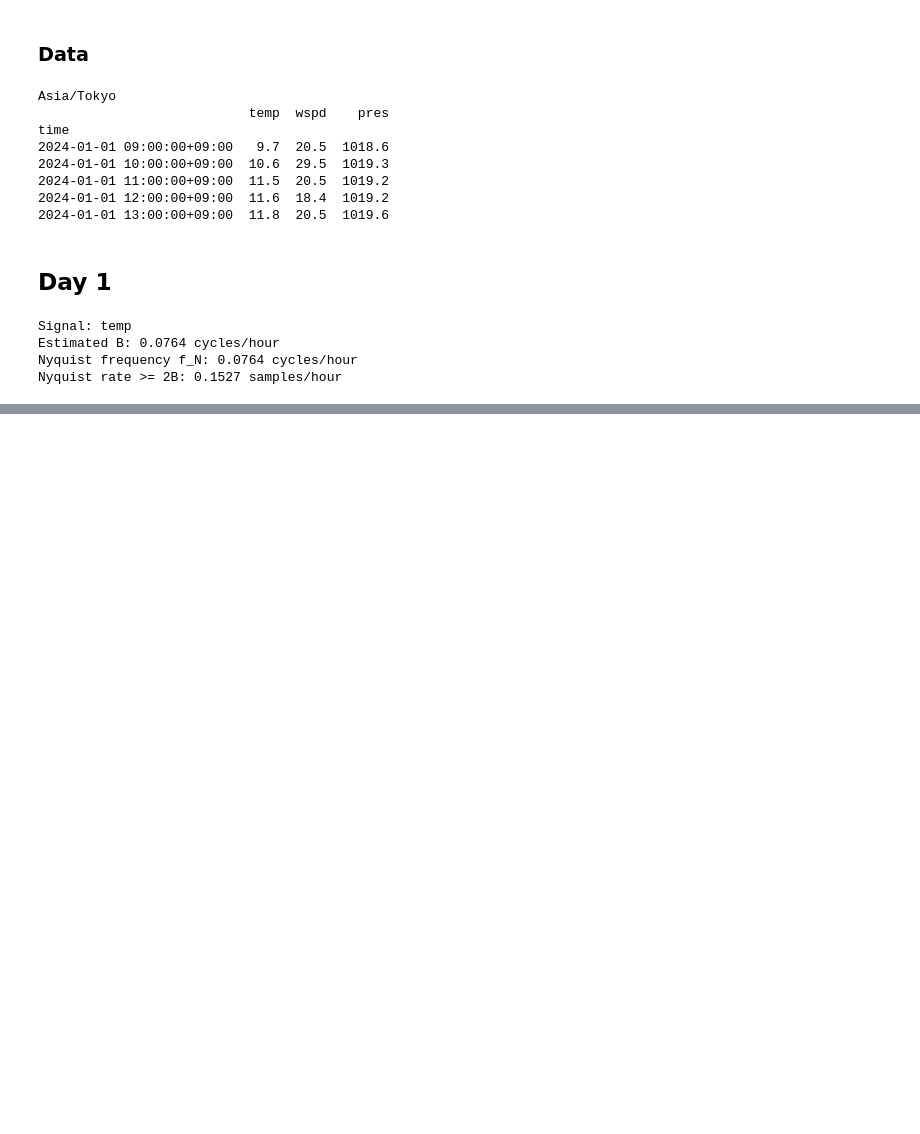
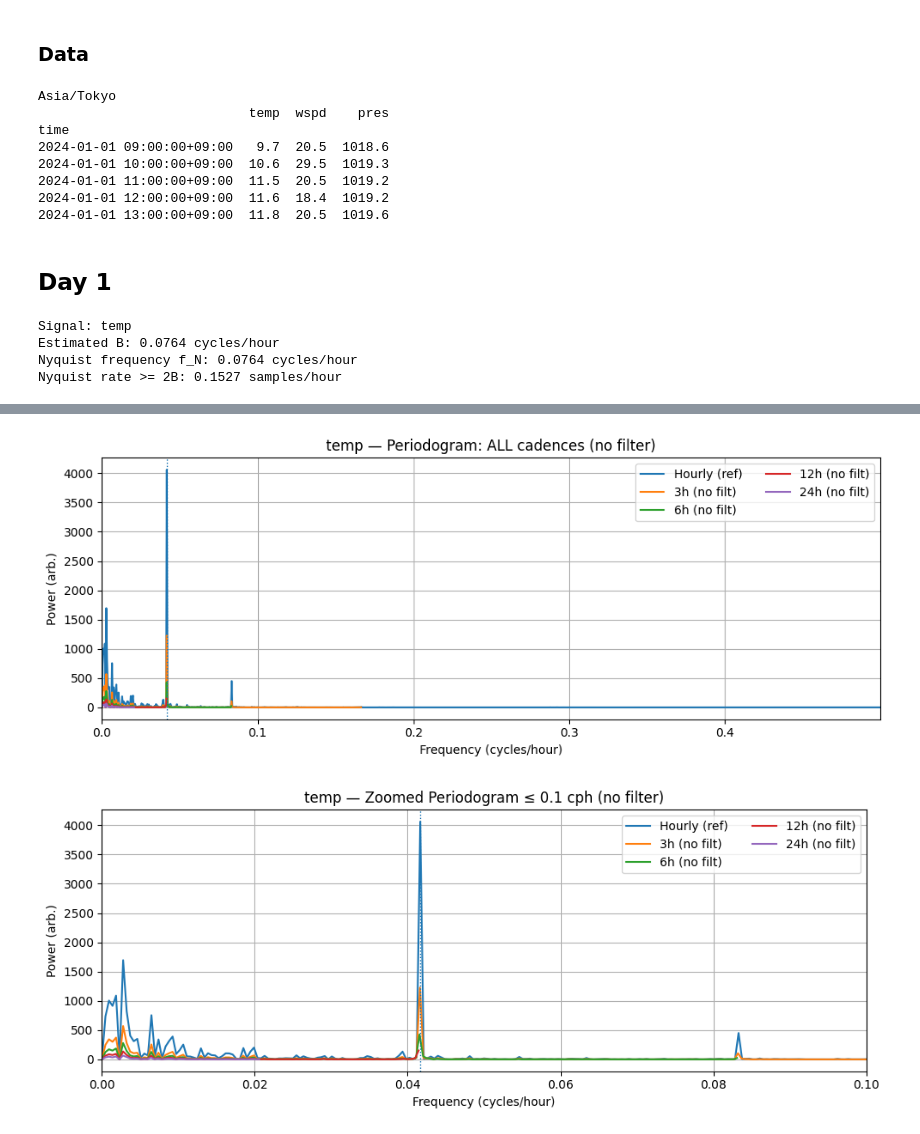
Before and after one commit to infamousperi/GBSV_MC, a Jupyter notebook: MC1/Nyquist_Shannon_Sampling_Theorem.ipynb, the cells around one changed output, grey strips where cells are left out. Saved outputs shown, nothing was run; the diff lists cells and outputs as text; code cells hidden in the pictures; blank space fills up the shorter version.

```diff
--- a/MC1/Nyquist_Shannon_Sampling_Theorem.ipynb
+++ b/MC1/Nyquist_Shannon_Sampling_Theorem.ipynb
@@ -112,0 +252,28 @@ plt.show()
+# %%
+# Overlay ALL cadences against hourly — FULL spectrum (no filter)
+fig, ax = plt.subplots(figsize=(10,4))
+ax.plot(F[('1h','ref')], PWR[('1h','ref')], label='Hourly (ref)')
+for c in cadences:
+    ax.plot(F[(c,'no_filter')], PWR[(c,'no_filter')], label=f'{c} (no filt)')
+ax.set_xlim(0, max(F[('1h','ref')].max(), max(F[(c,'no_filter')].max() for c in cadences)))
+ax.set_xlabel('Frequency (cycles/hour)'); ax.set_ylabel('Power (arb.)')
+ax.set_title(f"{sig_name} — Periodogram: ALL cadences (no filter)")
+ax.axvline(1/24, linestyle=':', linewidth=1)
+ax.legend(ncol=2)
+plt.tight_layout(); plt.show()
+
+# Overlay ALL cadences — ZOOM (no filter)
+zoom_max = 0.1  # focus on <= 0.1 cph (~10h period and longer)
+fig, ax = plt.subplots(figsize=(10,4))
+ax.plot(F[('1h','ref')], PWR[('1h','ref')], label='Hourly (ref)')
+for c in cadences:
+    ax.plot(F[(c,'no_filter')], PWR[(c,'no_filter')], label=f'{c} (no filt)')
+ax.set_xlim(0, zoom_max)
+ax.set_xlabel('Frequency (cycles/hour)'); ax.set_ylabel('Power (arb.)')
+ax.set_title(f"{sig_name} — Zoomed Periodogram ≤ {zoom_max} cph (no filter)")
+ax.axvline(1/24, linestyle=':', linewidth=1)
+ax.legend(ncol=2)
+plt.tight_layout(); plt.show()
+# %% [output]
+[figure, added]
+[figure, added]
```
Also changed, not shown: parts of 8 cells of this notebook.
